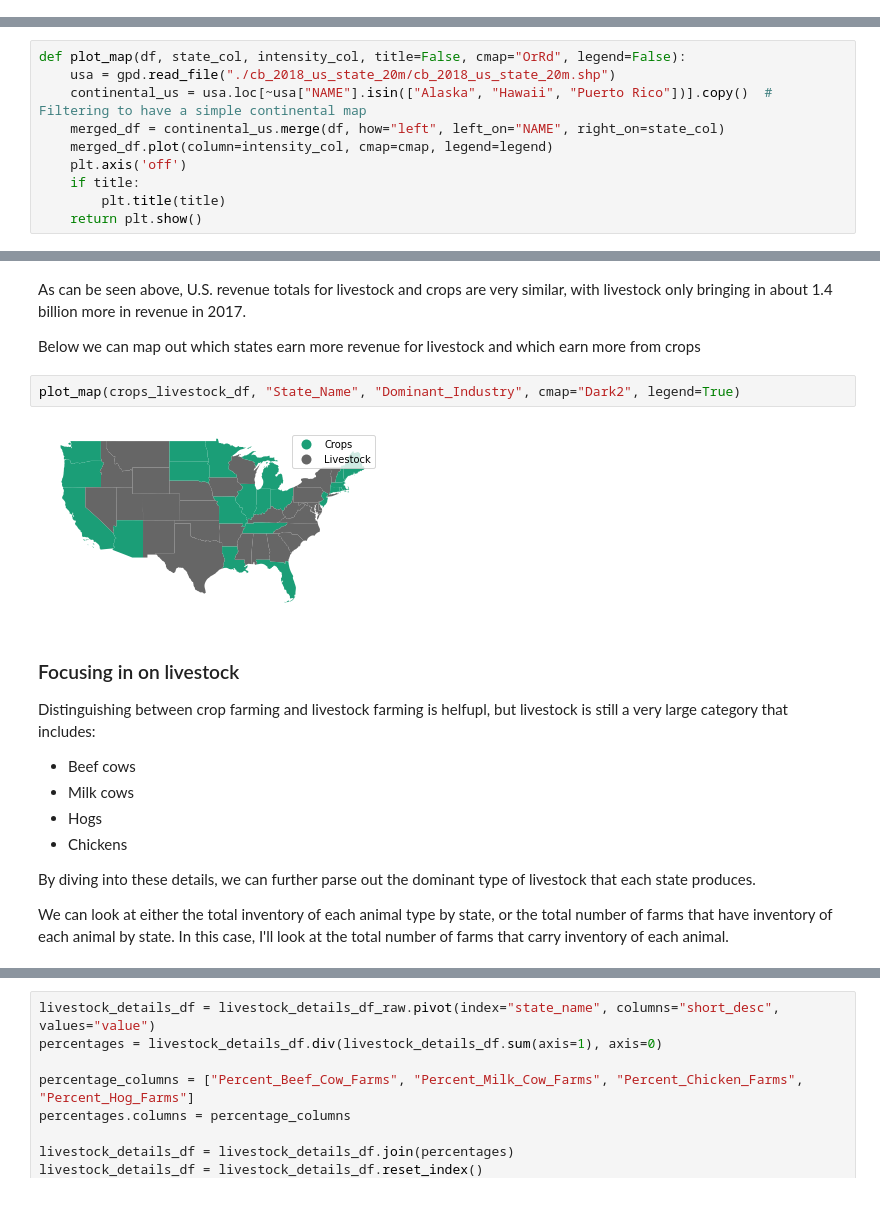
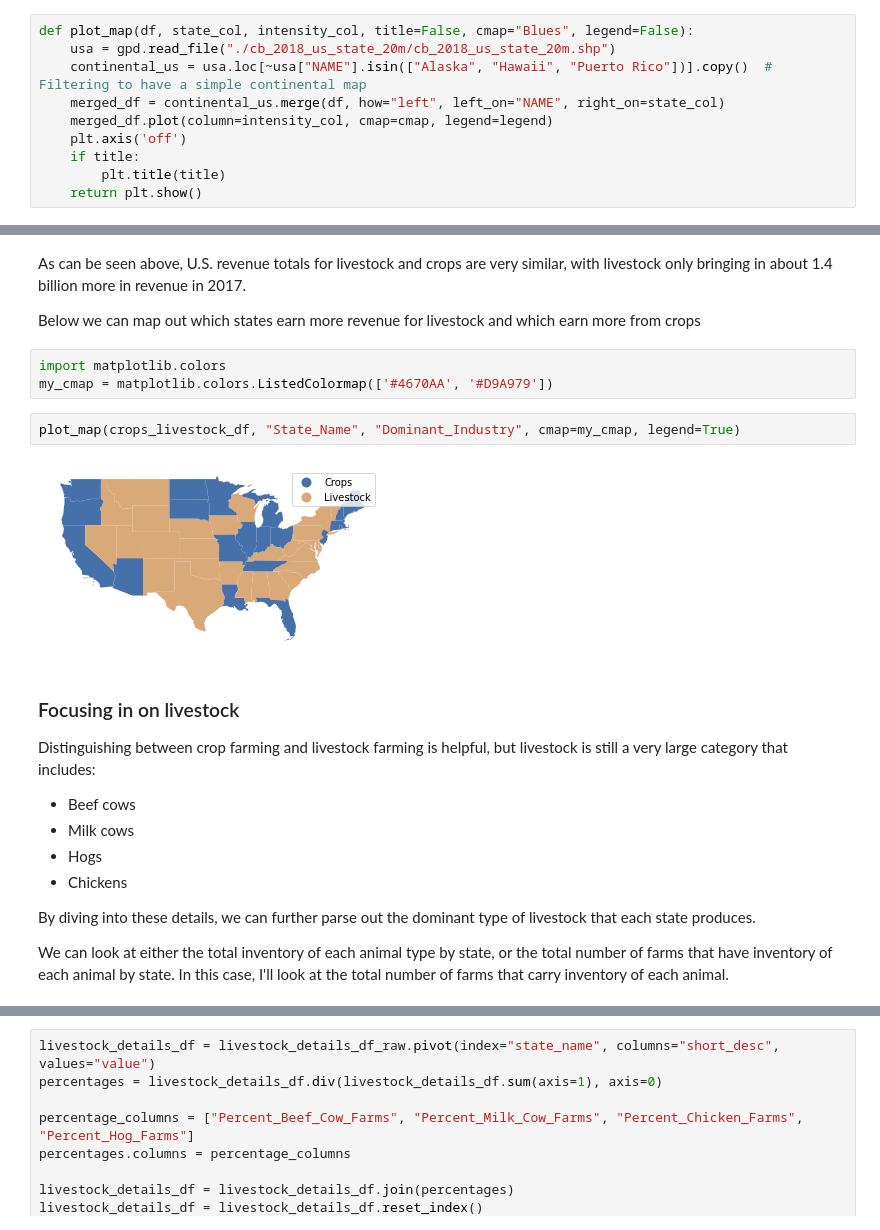
Before and after one commit to PateDHubbard/agg_census_data_analysis, a Jupyter notebook: notebook.ipynb, the cells around one changed output, grey strips where cells are left out. Cells and saved outputs as stored; diff of their text form; blank space fills up the shorter version.

```diff
--- a/notebook.ipynb
+++ b/notebook.ipynb
@@ -154,0 +110,10 @@ table_1_df = clean_data_frame(table_1_df_raw)
+# %%
+def plot_map(df, state_col, intensity_col, title=False, cmap="Blues", legend=False):
+    usa = gpd.read_file("./cb_2018_us_state_20m/cb_2018_us_state_20m.shp")
+    continental_us = usa.loc[~usa["NAME"].isin(["Alaska", "Hawaii", "Puerto Rico"])].copy()  # Filtering to have a simple continental map
+    merged_df = continental_us.merge(df, how="left", left_on="NAME", right_on=state_col)
+    merged_df.plot(column=intensity_col, cmap=cmap, legend=legend)
+    plt.axis('off')
+    if title:
+        plt.title(title)
+    return plt.show()
@@ -229,15 +246,5 @@ The 5 U.S. states with the most farms are:
 # %% [markdown]
 In addition to viewing the state totals in a table, let's plot out the results in a map format.
-# %%
-def plot_map(df, state_col, intensity_col, title=False, cmap="OrRd", legend=False):
-    usa = gpd.read_file("./cb_2018_us_state_20m/cb_2018_us_state_20m.shp")
-    continental_us = usa.loc[~usa["NAME"].isin(["Alaska", "Hawaii", "Puerto Rico"])].copy()  # Filtering to have a simple continental map
-    merged_df = continental_us.merge(df, how="left", left_on="NAME", right_on=state_col)
-    merged_df.plot(column=intensity_col, cmap=cmap, legend=legend)
-    plt.axis('off')
-    if title:
-        plt.title(title)
-    return plt.show()
 # %%
 plot_map(num_farms_totals, "State", "Number_of_Farms", title="Total # of Farms per State")
 # %% [output]
@@ -457,13 +487,16 @@ $193,546,701,000 - US Total Crop Revenue
 As can be seen above, U.S. revenue totals for livestock and crops are very similar, with livestock only bringing in about 1.4 billion more in revenue in 2017.
 
 Below we can map out which states earn more revenue for livestock and which earn more from crops
+# %%
+import matplotlib.colors
+my_cmap = matplotlib.colors.ListedColormap(['#4670AA', '#D9A979'])
 # %%
-plot_map(crops_livestock_df, "State_Name", "Dominant_Industry", cmap="Dark2", legend=True)
+plot_map(crops_livestock_df, "State_Name", "Dominant_Industry", cmap=my_cmap, legend=True)
 # %% [output]
-[figure, old version]
+[figure, new version]
 # %% [markdown]
 ### Focusing in on livestock
-Distinguishing between crop farming and livestock farming is helfupl, but livestock is still a very large category that includes:
+Distinguishing between crop farming and livestock farming is helpful, but livestock is still a very large category that includes:
 - Beef cows
 - Milk cows
 - Hogs
```
Also changed, not shown: parts of 59 cells of this notebook, 2 other files.
